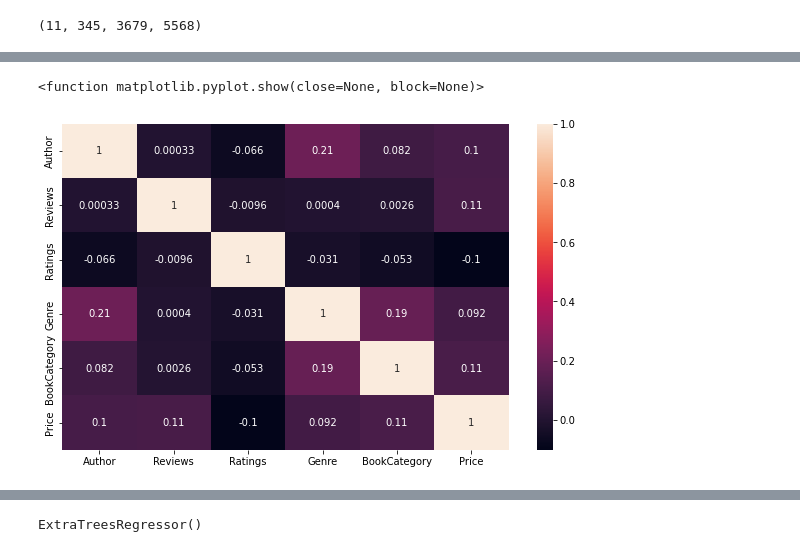
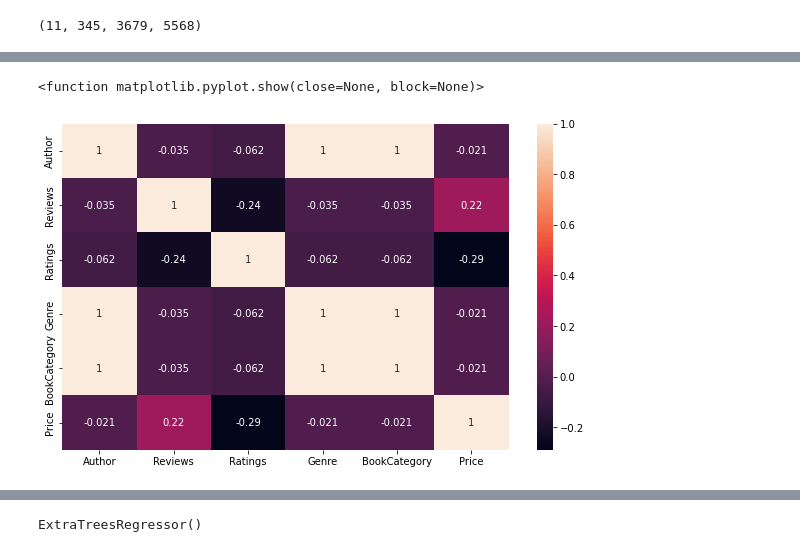
Before and after one commit to codelock54/Book_Price, a Jupyter notebook: BookPrice Model .ipynb, the cells around one changed output, grey strips where cells are left out. Saved outputs shown, nothing was run; the diff lists cells and outputs as text; code cells hidden in the pictures.

```diff
--- a/BookPrice Model .ipynb
+++ b/BookPrice Model .ipynb
@@ -87,19 +77,3 @@ data_test.head()
 len(data_train['BookCategory'].unique()), len(data_train['Genre'].unique()), len(data_train['Author'].unique()), len(data_train.Title.unique())
 # %% [output]
 (11, 345, 3679, 5568)
-# %%
-"""Reemplazar los valores unicos de BookCategory por numeros en un diccionario"""
-
-BookCategory_Values_X = data_train['BookCategory'].unique()
-
-dict_BookCategory_X = (dict((x,BookCategory_Values_X[x] )for x in range(len(BookCategory_Values_X))))
-
-for i in range(len(BookCategory_Values_X)):
-    data_train['BookCategory']= data_train['BookCategory'].replace({BookCategory_Values_X[i]:i })
-
-BookCategory_Values_y = data_test['BookCategory'].unique()
-
-dict_BookCategory_y = (dict((y,BookCategory_Values_y [y])for y in range(len(BookCategory_Values_y))))
-
-for i in range(len(BookCategory_Values_y)):
-    data_test['BookCategory'] = data_test.BookCategory.replace({BookCategory_Values_y[i]: i})
@@ -124,14 +80,7 @@ for i in range(len(Genre_values_y)):
-# %%
-"""Reemplazar los valores unicos de autor por numeros de una key de un diccionario"""
-
-Author_values = data_train.Author.unique()
-dict_Author = (dict((x,Author_values[x])for x in range(len(Author_values))))
-
-for i in range(len(Author_values)):
-    data_train['Author']= data_train['Author'].replace({Author_values[i]: i })
-
-Author_values_y = data_test.Author.unique()
-dict_Author = (dict((y, Author_values_y[y])for y in range(len(Author_values_y))))
-
-for i in range(len(Author_values_y)):
-    data_test['Author']= data_test['Author'].replace({Author_values_y[i]: i })
+# %%
+data_train['BookCategory'] = data_train.BookCategory.astype('category')
+data_train['Author'] = data_train.BookCategory.astype('category')
+data_train['Genre'] = data_train.BookCategory.astype('category')
+
+
+data_train.info()
@@ -163,0 +135,5 @@ data_train.describe(), data_test.describe()
+# %%
+data_train['BookCategory'] = data_train.BookCategory.cat.codes
+data_train['Author'] = data_train.Author.cat.codes
+data_train['Genre'] = data_train.Genre.cat.codes
+data_train.head()
@@ -168,8 +169,8 @@ matrix_corr_pearson = data_train.corr('pearson')
 # %%
 import seaborn as sns
 plt.figure(figsize=(10,6))
-sns.heatmap(matrix_corr_pearson, annot=True)
+sns.heatmap(matrix_corr_spearman, annot=True)
 plt.show
 # %% [output]
 <function matplotlib.pyplot.show(close=None, block=None)>
-[figure, old version]
+[figure, new version]
```
Also changed, not shown: parts of 61 cells of this notebook.
